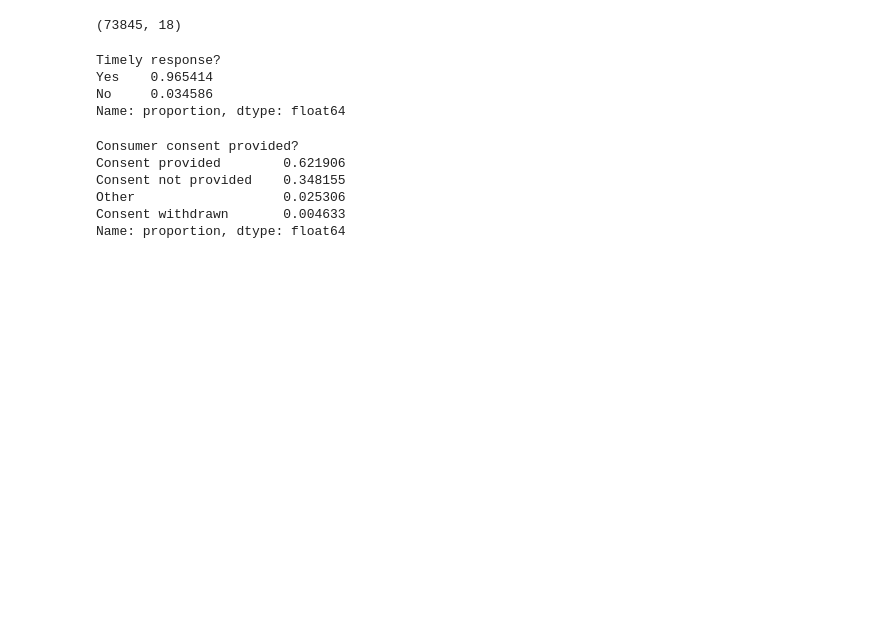
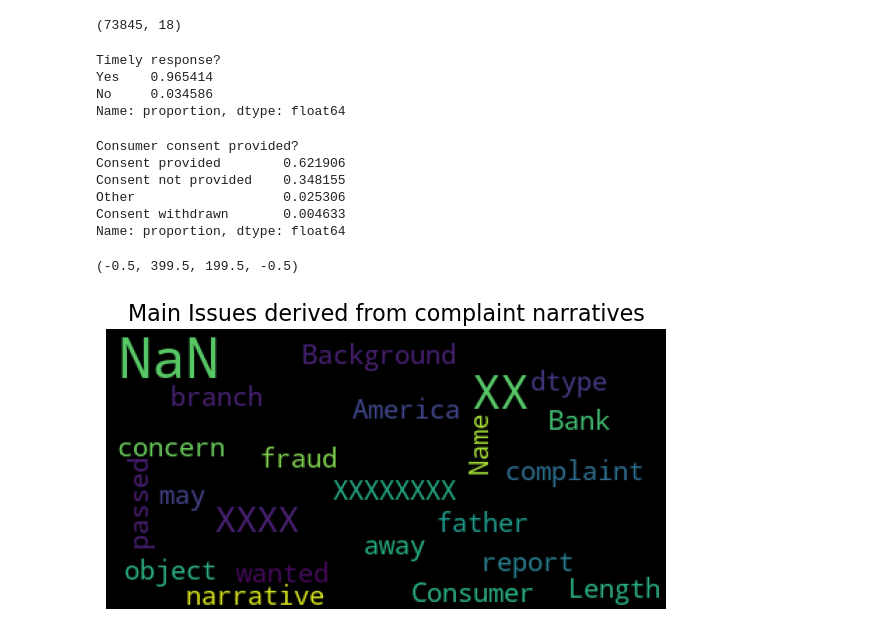
Before and after one commit to Rachel0619/Bank-of-America-Consumer-Complaints-Analysis, a Jupyter notebook: EDA.ipynb, the cells around one changed output. Drawn from its saved outputs; the diff is of its cells as text; code cells hidden in the pictures; blank space fills up the shorter version.

```diff
--- a/EDA.ipynb
+++ b/EDA.ipynb
@@ -6,4 +7,4 @@ from tabulate import tabulate
 # %% [markdown]
 ### 1 Descriptive Statistics
 # %%
-df = pd.read_csv("data/complaints_2018-01-01_2024-09-27_BOA.csv")
+df = pd.read_csv("data/raw/complaints_2018-01-01_2024-09-27_BOA.csv")
@@ -166,3 +165,24 @@ Consent not provided    0.348155
 Other                   0.025306
 Consent withdrawn       0.004633
 Name: proportion, dtype: float64
+# %%
+# Time for implementing word cloud
+stopwords = set(STOPWORDS)
+
+complaint_narrative_wordcloud = WordCloud(
+    background_color='black',
+    stopwords=stopwords,
+    max_words=500,
+    max_font_size=40,
+    random_state=42
+    ).generate(str(df['Consumer complaint narrative'])
+)
+
+fig = plt.figure(figsize=(16,8))
+fig.add_subplot(221)
+plt.imshow(complaint_narrative_wordcloud)
+plt.title('Main Issues derived from complaint narratives', fontsize=16)
+plt.axis('off')
+# %% [output]
+(-0.5, 399.5, 199.5, -0.5)
+[figure, added]
```
Also changed, not shown: parts of 2 cells of this notebook, 2 other files.
